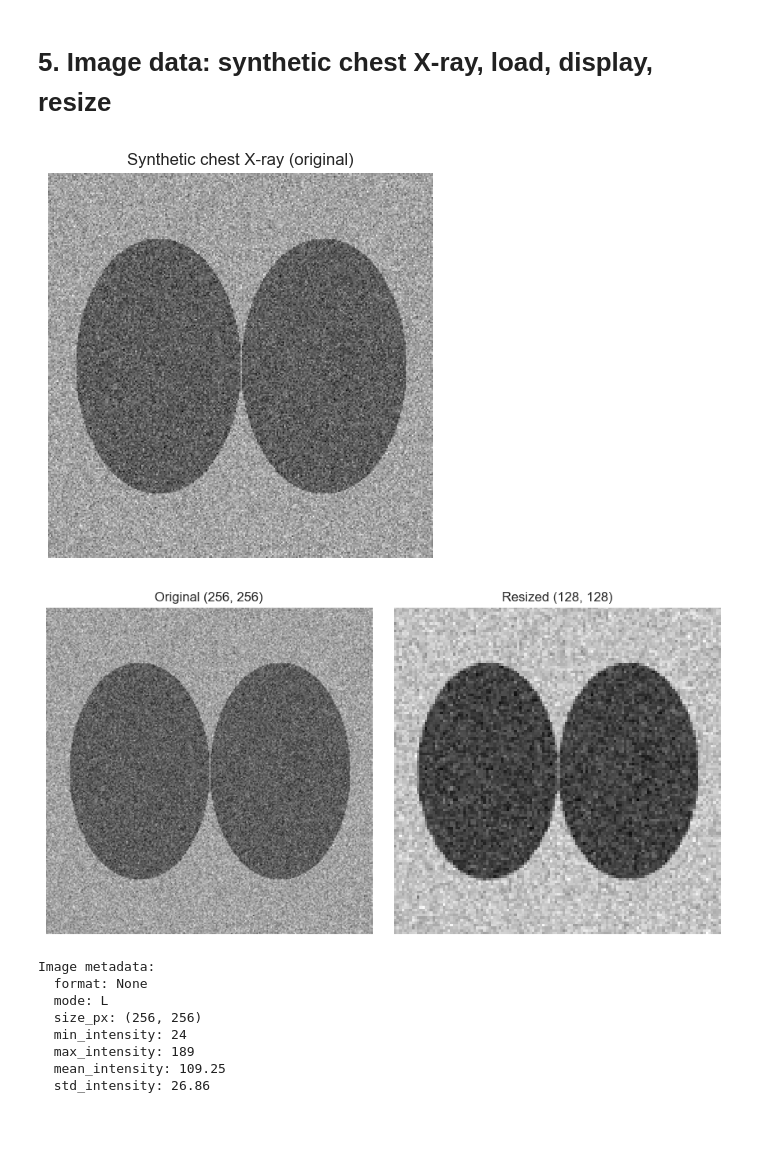
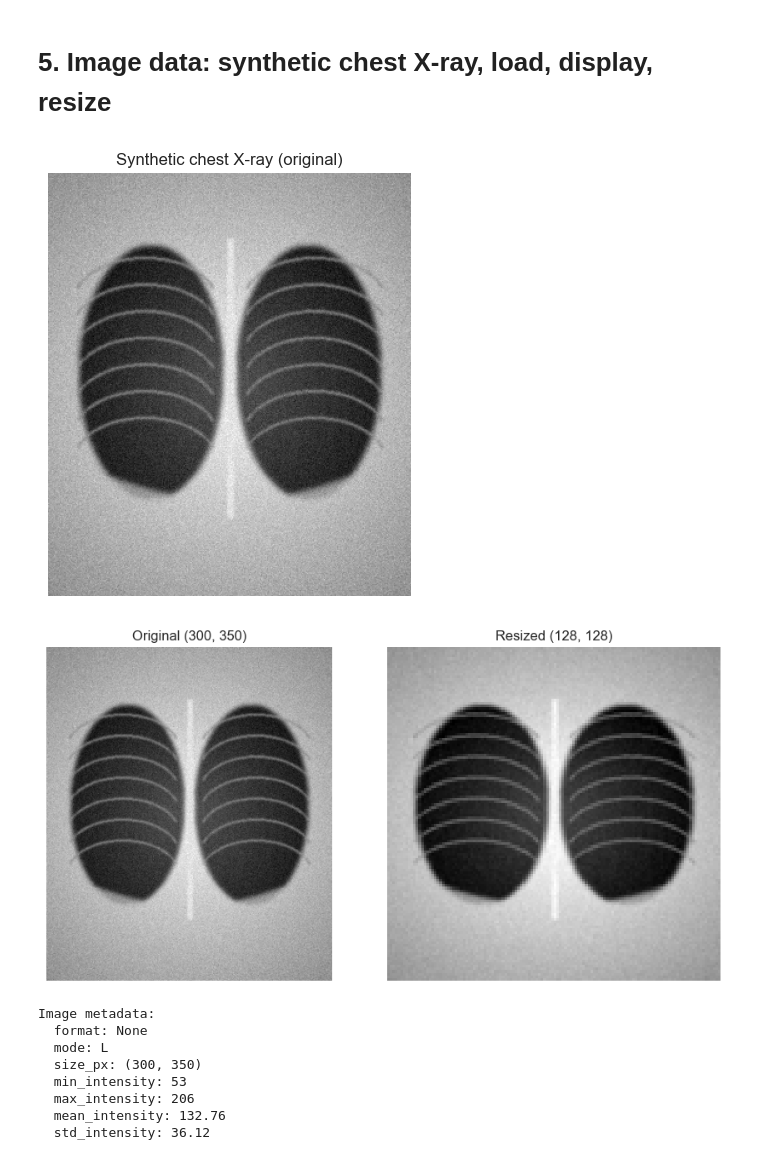
Before and after one commit to pankurajasaivardhan/CSET343, a Jupyter notebook: Lab_Ass_1.ipynb, the cells around one changed output. Cells and saved outputs as stored; diff of their text form; code cells hidden in the pictures; blank space fills up the shorter version.

Commit message:
Changes in image data

```diff
--- a/Lab_Ass_1.ipynb
+++ b/Lab_Ass_1.ipynb
@@ -427,41 +427,58 @@ Top 10 clinically relevant terms:
 # %% [markdown]
 # 5. Image data: synthetic chest X-ray, load, display, resize
 # %%
-from PIL import Image, ImageDraw
+from PIL import Image, ImageDraw, ImageFilter
 import numpy as np
 
-def generate_synthetic_xray(width=256, height=256, seed=1):
-    """
-    Creates a synthetic grayscale chest X-ray-like image.
-    Used as a stand-in since no real de-identified CC0 X-ray is bundled here —
-    swap this for Image.open('your_xray.png') if you have a real file.
-    """
+def generate_synthetic_xray(width=300, height=350, seed=1):
+
     rng = np.random.default_rng(seed)
-    base = rng.normal(loc=130, scale=15, size=(height, width))
-
-    yy, xx = np.mgrid[0:height, 0:width]
     cx, cy = width // 2, height // 2
 
-    # Two lung-shaped darker regions (lower intensity = more radiolucent, like real lungs)
-    left_lung = (((xx - (cx - 55)) ** 2) / (55 ** 2) + ((yy - cy) ** 2) / (85 ** 2)) < 1
-    right_lung = (((xx - (cx + 55)) ** 2) / (55 ** 2) + ((yy - cy) ** 2) / (85 ** 2)) < 1
-    base[left_lung | right_lung] -= 45
+    # Base tissue brightness with a soft radial vignette (darker at corners, like real film)
+    yy, xx = np.mgrid[0:height, 0:width]
+    dist_from_center = np.sqrt((xx - cx) ** 2 + (yy - cy) ** 2)
+    base = 200 - (dist_from_center / dist_from_center.max()) * 60
+
+    # Lung fields: darker, slightly uneven ellipses
+    left_lung = (((xx - (cx - 65)) ** 2) / (60 ** 2) + ((yy - (cy - 10)) ** 2) / (105 ** 2)) < 1
+    right_lung = (((xx - (cx + 65)) ** 2) / (60 ** 2) + ((yy - (cy - 10)) ** 2) / (105 ** 2)) < 1
+    base[left_lung | right_lung] -= 95
+
+    # Diaphragm curve cutting off the bottom of each lung field
+    diaphragm = yy > (cy + 95 - 0.002 * (xx - cx) ** 2)
+    base[diaphragm & (left_lung | right_lung)] += 70
 
     pixels = np.clip(base, 0, 255).astype(np.uint8)
-    return Image.fromarray(pixels, mode="L")
+    img = Image.fromarray(pixels, mode="L")
+    img = img.filter(ImageFilter.GaussianBlur(radius=2))
+
+    # Draw faint rib lines and spine on top using PIL's drawing API
+    draw = ImageDraw.Draw(img)
+    for i, rib_y in enumerate(range(cy - 90, cy + 60, 22)):
+        draw.arc([cx - 130, rib_y - 15, cx - 10, rib_y + 60], start=200, end=340, fill=140, width=2)
+        draw.arc([cx + 10, rib_y - 15, cx + 130, rib_y + 60], start=200, end=340, fill=140, width=2)
+
+    draw.line([(cx, cy - 120), (cx, cy + 110)], fill=190, width=6)  # spine
+
+    img = img.filter(ImageFilter.GaussianBlur(radius=1))
+
+    # Light film grain
+    grain = rng.normal(0, 5, size=(height, width))
+    final_arr = np.clip(np.array(img).astype(float) + grain, 0, 255).astype(np.uint8)
+    return Image.fromarray(final_arr, mode="L")
 
 xray_img = generate_synthetic_xray()
 xray_img.save("synthetic_chest_xray.png")
 
-plt.figure(figsize=(5, 5))
+plt.figure(figsize=(5, 5.5))
 plt.imshow(xray_img, cmap="gray")
 plt.title("Synthetic chest X-ray (original)")
 plt.axis("off")
 plt.show()
 # %% [output]
-[figure, old version]
+[figure, new version]
 # %%
-# Resize + extract metadata
 resized_xray = xray_img.resize((128, 128))
 
 fig, axes = plt.subplots(1, 2, figsize=(9, 4.5))
@@ -490,14 +507,14 @@ print("Image metadata:")
 for k, v in image_metadata.items():
     print(f"  {k}: {v}")
 # %% [output]
-[figure, old version]
+[figure, new version]
 Image metadata:
   format: None
   mode: L
-  size_px: (256, 256)
-  min_intensity: 24
-  max_intensity: 189
-  mean_intensity: 109.25
-  std_intensity: 26.86
+  size_px: (300, 350)
+  min_intensity: 53
+  max_intensity: 206
+  mean_intensity: 132.76
+  std_intensity: 36.12
 # %% [markdown]
 ## 6. Integration Discussion — Toward a Fused Multimodal Model
```
Also changed, not shown: parts of 1 cell of this notebook.
